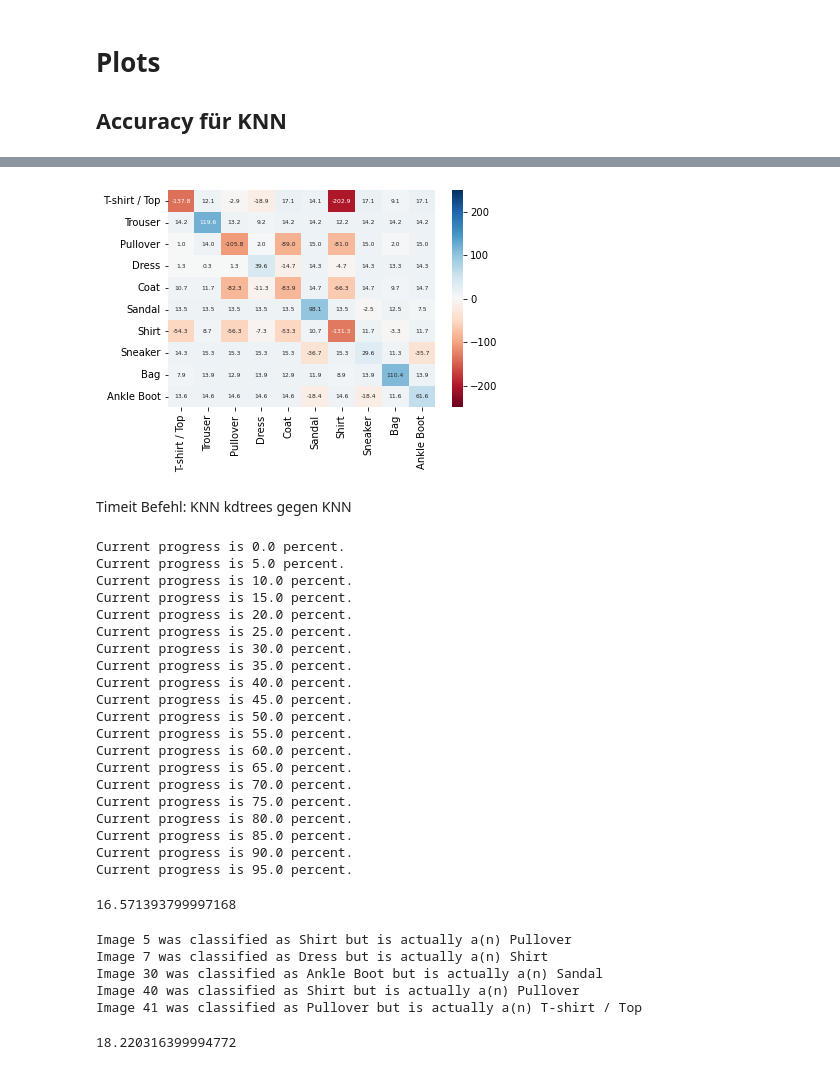
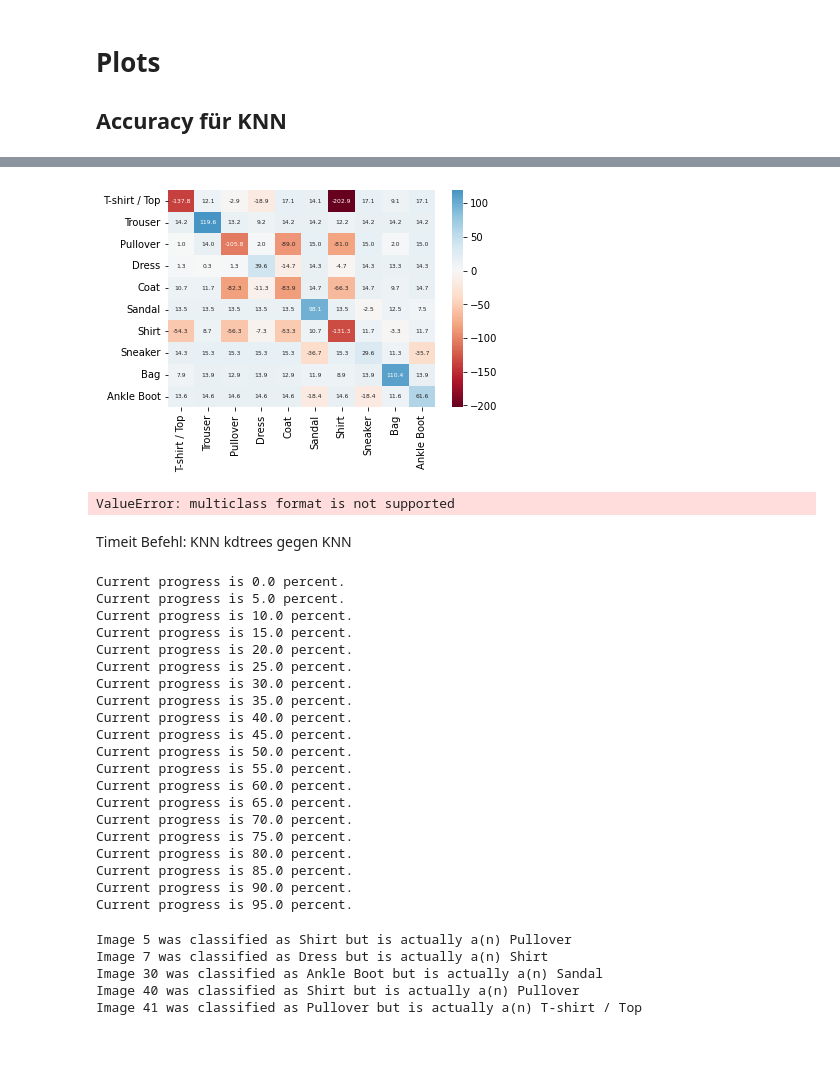
Before and after one commit to datascience-mobi-2023/topic01_team04, a Jupyter notebook: RäuberHotzenPLOTS.ipynb, the cells around one changed output, grey strips where cells are left out. Drawn from its saved outputs; the diff is of its cells as text; code cells hidden in the pictures.

```diff
--- a/RäuberHotzenPLOTS.ipynb
+++ b/RäuberHotzenPLOTS.ipynb
@@ -93,21 +83,21 @@ Text(15.8, 0.9221, 'vgg-inspired cnn')
 # %%
 y_pred = pnd.read_csv("C:/Users/basti/compmeth2022/topic01_team04/Results/95var.csv").iloc[:,2]
 conf = sklearn.metrics.confusion_matrix(y_pred, label_test)
 conf_df = pnd.DataFrame(conf, index=class_names, columns=class_names)
 conf_df = conf_df.astype(float)
 rowsums = conf_df.sum(axis=1)
 acc = np.sum(y_pred == label_test)/ len(label_test)
 for i in range(len(conf_df)):
     for j in range(len(conf_df.columns)):
         if i != j:
             conf_df.values[i,j] -= (1-acc)*rowsums[i]/(len(conf_df)-1)
             conf_df.values[i,j] *= -1
         else:
             conf_df.values[i,j] -= acc*rowsums[i]
-sns.heatmap(conf_df, annot=True, cmap= "RdBu", annot_kws={"fontsize":6},fmt=",.1f",center=0,vmax=250,vmin=-250)
+sns.heatmap(conf_df, annot=True, cmap= "RdBu", annot_kws={"fontsize":6},fmt=",.1f",center=0)
 #plt.savefig('knn_chi.png',dpi=600)
 # %% [output]
-[figure, old version]
+[figure, new version]
 # %%
 # Confusion Matrix vor k = 4 and PC Variance 95%
 dftest = pnd.read_csv('C:/Users/awark/Bioinfo Projekt/Results/95var.csv')
@@ -124,17 +114,39 @@ sns.heatmap(conf_df, annot=True, cmap='RdYlGn')
 listprec = []
 listrec = []
 listfscore = []
+
 for csvdata in csv_filess:
     dfmeasures = pnd.read_csv(csvdata)
     for i in range(14):
+        ytrue=label_test
         ypred = dfmeasures.iloc[4]
-        prf = precision_recall_fscore_support(y_true, y_pred, average=None, labels=label_test)
+        prf = sklearn.metrics.precision_recall_fscore_support(ytrue, ypred, average=None, labels=label_test)
         precision=prf[0]
         recall=prf[1]
         fscore=prf[2]
         listprec.append(precision)
         listrec.append(recall)
         listfscore.append(fscore)
+
+listprec95 = []
+listrec95 = []
+listfscore95 = []
+listprec95avg = []
+
+dfmeasures_95var = pnd.read_csv('C:/Users/awark/Bioinfo Projekt/Results/95var.csv')
+for i in range(14):
+    ypred=dfmeasures['2']
+    ytrue = label_test
+    prf95=sklearn.metrics.precision_recall_fscore_support(ytrue, ypred, average=None, labels=label_test)
+    prf95avg=sklearn.metrics.average_precision_score(ytrue, ypred)
+    precision95 = prf95[0]
+    recall95 = prf95[1]
+    fscore95 = prf95[2]
+    listprec95.append(precision)
+    listrec95.append(recall)
+    listfscore95.append(fscore)
+# %% [output]
+ValueError: multiclass format is not supported
 # %% [markdown]
 Timeit Befehl: KNN kdtrees gegen KNN
 # %%
@@ -172,7 +184,7 @@ def knn_kdtree(PCs_train, PCs_test, k, label_train, label_test, testsize):
 
 knn_kdtree(PCs_test, PCs_test, 4, label_train, label_test, 50)
 
-timeit.timeit('"-".join(str(n) for n in range(100))', number=1000000)
+knn_kdtree_timeit = timeit.timeit('"-".join(str(n) for n in range(100))', number=1000000)
 
 ### 1,10,20,50,100
 # %% [output]
@@ -196,17 +208,15 @@ Current progress is 80.0 percent.
 Current progress is 85.0 percent.
 Current progress is 90.0 percent.
 Current progress is 95.0 percent.
-16.571393799997168
 # %%
 knn_quality(PCs_train, PCs_test, 4, label_train, label_test, 50)
-timeit.timeit('"-".join(str(n) for n in range(100))', number=1000000)
+timeit_knnquality = timeit.timeit('"-".join(str(n) for n in range(100))', number=1000000)
 # %% [output]
 Image 5 was classified as Shirt but is actually a(n) Pullover
 Image 7 was classified as Dress but is actually a(n) Shirt
 Image 30 was classified as Ankle Boot but is actually a(n) Sandal
 Image 40 was classified as Shirt but is actually a(n) Pullover
 Image 41 was classified as Pullover but is actually a(n) T-shirt / Top
-18.220316399994772
 # %%
 def knn_kdtree_mod(PCs_train, PCs_test, k, label_train, label_test, testsize, leafsize):
     """returns the accuray of the KNN for test images
```
Also changed, not shown: parts of 6 cells of this notebook.
